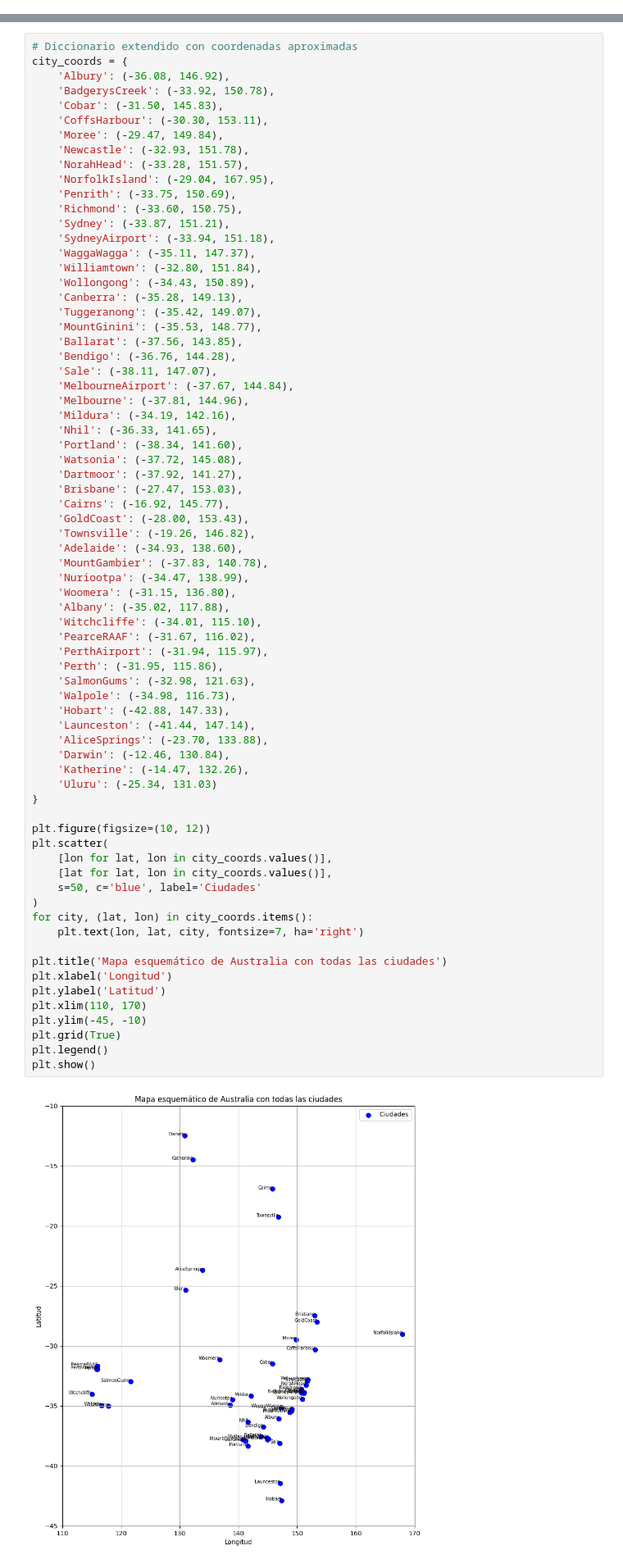
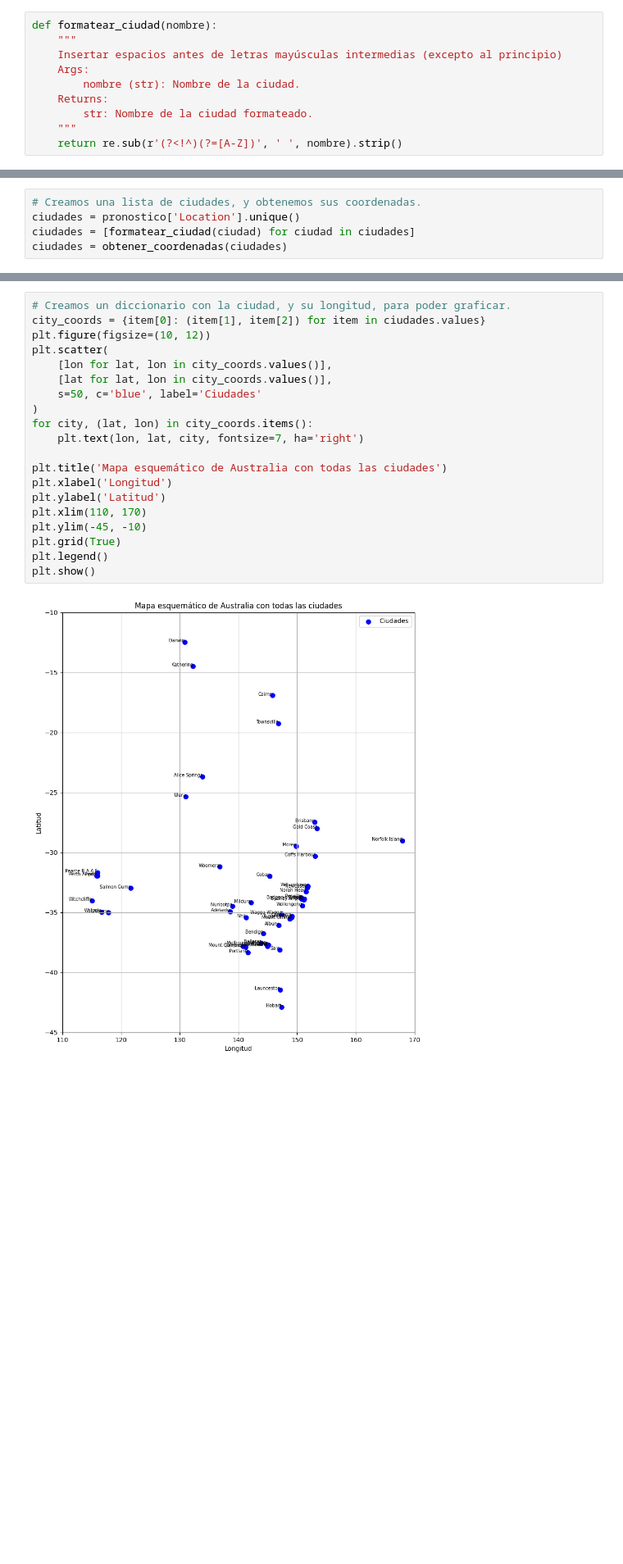
Before and after one commit to MariaCeli/AA1-TUIA-Celi-Grimaldi-Porcelli, a Jupyter notebook: TP-clasificacion-AA1.ipynb, the cells around one changed output, grey strips where cells are left out. Shown at 82% size. Saved outputs shown, nothing was run; the diff lists cells and outputs as text; blank space fills up the shorter version.

```diff
--- a/TP-clasificacion-AA1.ipynb
+++ b/TP-clasificacion-AA1.ipynb
@@ -153,3 +156,13 @@ pronostico['Direccion_viento'] = pronostico['WindGustDir'].apply(simplify_wind_d
 pronostico['Tipo_lluvia'] = pronostico['Rainfall'].apply(categorizar_rainfall) # Consultar si nos quedamos con esta, o con Rainfall
 # %% [markdown]
 #### Creacion de regiones
+# %%
+def formatear_ciudad(nombre):
+    """
+    Insertar espacios antes de letras mayúsculas intermedias (excepto al principio)
+    Args:
+        nombre (str): Nombre de la ciudad.
+    Returns:
+        str: Nombre de la ciudad formateado.
+    """
+    return re.sub(r'(?<!^)(?=[A-Z])', ' ', nombre).strip()
@@ -155,0 +200,5 @@ pronostico['Tipo_lluvia'] = pronostico['Rainfall'].apply(categorizar_rainfall) #
+# %%
+# Creamos una lista de ciudades, y obtenemos sus coordenadas.
+ciudades = pronostico['Location'].unique()
+ciudades = [formatear_ciudad(ciudad) for ciudad in ciudades]
+ciudades = obtener_coordenadas(ciudades)
@@ -156,78 +228,27 @@ pronostico['Tipo_lluvia'] = pronostico['Rainfall'].apply(categorizar_rainfall) #
 # %% [markdown]
 ##### Grafico de las ciudades
 # %%
-# Diccionario extendido con coordenadas aproximadas
-city_coords = {
-    'Albury': (-36.08, 146.92),
-    'BadgerysCreek': (-33.92, 150.78),
-    'Cobar': (-31.50, 145.83),
-    'CoffsHarbour': (-30.30, 153.11),
-    'Moree': (-29.47, 149.84),
-    'Newcastle': (-32.93, 151.78),
-    'NorahHead': (-33.28, 151.57),
-    'NorfolkIsland': (-29.04, 167.95),
-    'Penrith': (-33.75, 150.69),
-    'Richmond': (-33.60, 150.75),
-    'Sydney': (-33.87, 151.21),
-    'SydneyAirport': (-33.94, 151.18),
-    'WaggaWagga': (-35.11, 147.37),
-    'Williamtown': (-32.80, 151.84),
-    'Wollongong': (-34.43, 150.89),
-    'Canberra': (-35.28, 149.13),
-    'Tuggeranong': (-35.42, 149.07),
-    'MountGinini': (-35.53, 148.77),
-    'Ballarat': (-37.56, 143.85),
-    'Bendigo': (-36.76, 144.28),
-    'Sale': (-38.11, 147.07),
-    'MelbourneAirport': (-37.67, 144.84),
-    'Melbourne': (-37.81, 144.96),
-    'Mildura': (-34.19, 142.16),
-    'Nhil': (-36.33, 141.65),
-    'Portland': (-38.34, 141.60),
-    'Watsonia': (-37.72, 145.08),
-    'Dartmoor': (-37.92, 141.27),
-    'Brisbane': (-27.47, 153.03),
-    'Cairns': (-16.92, 145.77),
-    'GoldCoast': (-28.00, 153.43),
-    'Townsville': (-19.26, 146.82),
-    'Adelaide': (-34.93, 138.60),
-    'MountGambier': (-37.83, 140.78),
-    'Nuriootpa': (-34.47, 138.99),
-    'Woomera': (-31.15, 136.80),
-    'Albany': (-35.02, 117.88),
-    'Witchcliffe': (-34.01, 115.10),
-    'PearceRAAF': (-31.67, 116.02),
-    'PerthAirport': (-31.94, 115.97),
-    'Perth': (-31.95, 115.86),
-    'SalmonGums': (-32.98, 121.63),
-    'Walpole': (-34.98, 116.73),
-    'Hobart': (-42.88, 147.33),
-    'Launceston': (-41.44, 147.14),
-    'AliceSprings': (-23.70, 133.88),
-    'Darwin': (-12.46, 130.84),
-    'Katherine': (-14.47, 132.26),
-    'Uluru': (-25.34, 131.03)
-}
-
+# Creamos un diccionario con la ciudad, y su longitud, para poder graficar.
+city_coords = {item[0]: (item[1], item[2]) for item in ciudades.values}
 plt.figure(figsize=(10, 12))
 plt.scatter(
     [lon for lat, lon in city_coords.values()],
     [lat for lat, lon in city_coords.values()],
     s=50, c='blue', label='Ciudades'
 )
 for city, (lat, lon) in city_coords.items():
     plt.text(lon, lat, city, fontsize=7, ha='right')
 
 plt.title('Mapa esquemático de Australia con todas las ciudades')
 plt.xlabel('Longitud')
 plt.ylabel('Latitud')
 plt.xlim(110, 170)
 plt.ylim(-45, -10)
 plt.grid(True)
 plt.legend()
 plt.show()
 # %% [output]
-[figure, old version]
+[figure, new version]
 # %%
 # Mapa hecho con cartopy
 plt.figure(figsize=(12, 12))
```
Also changed, not shown: parts of 14 cells of this notebook.
